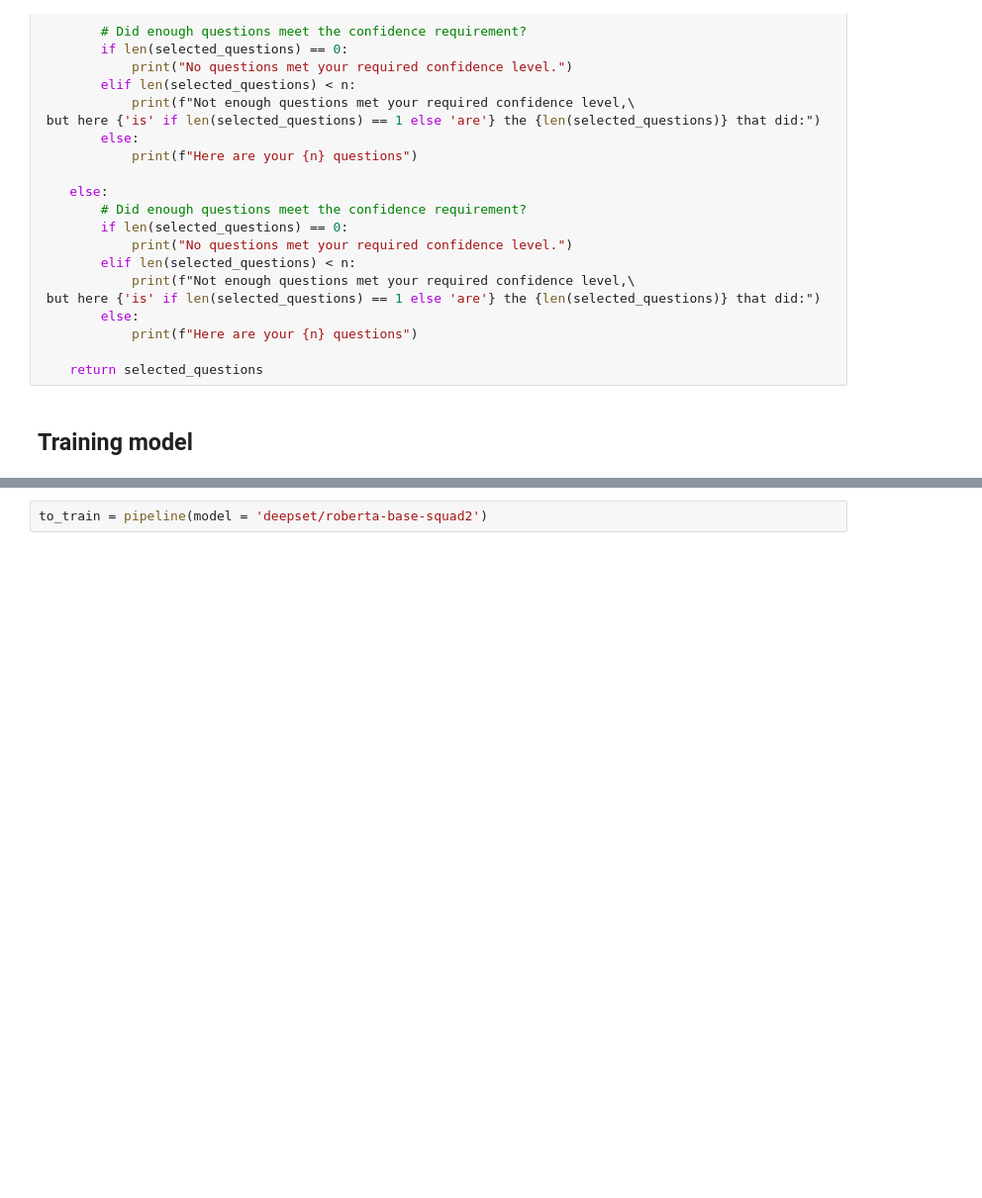
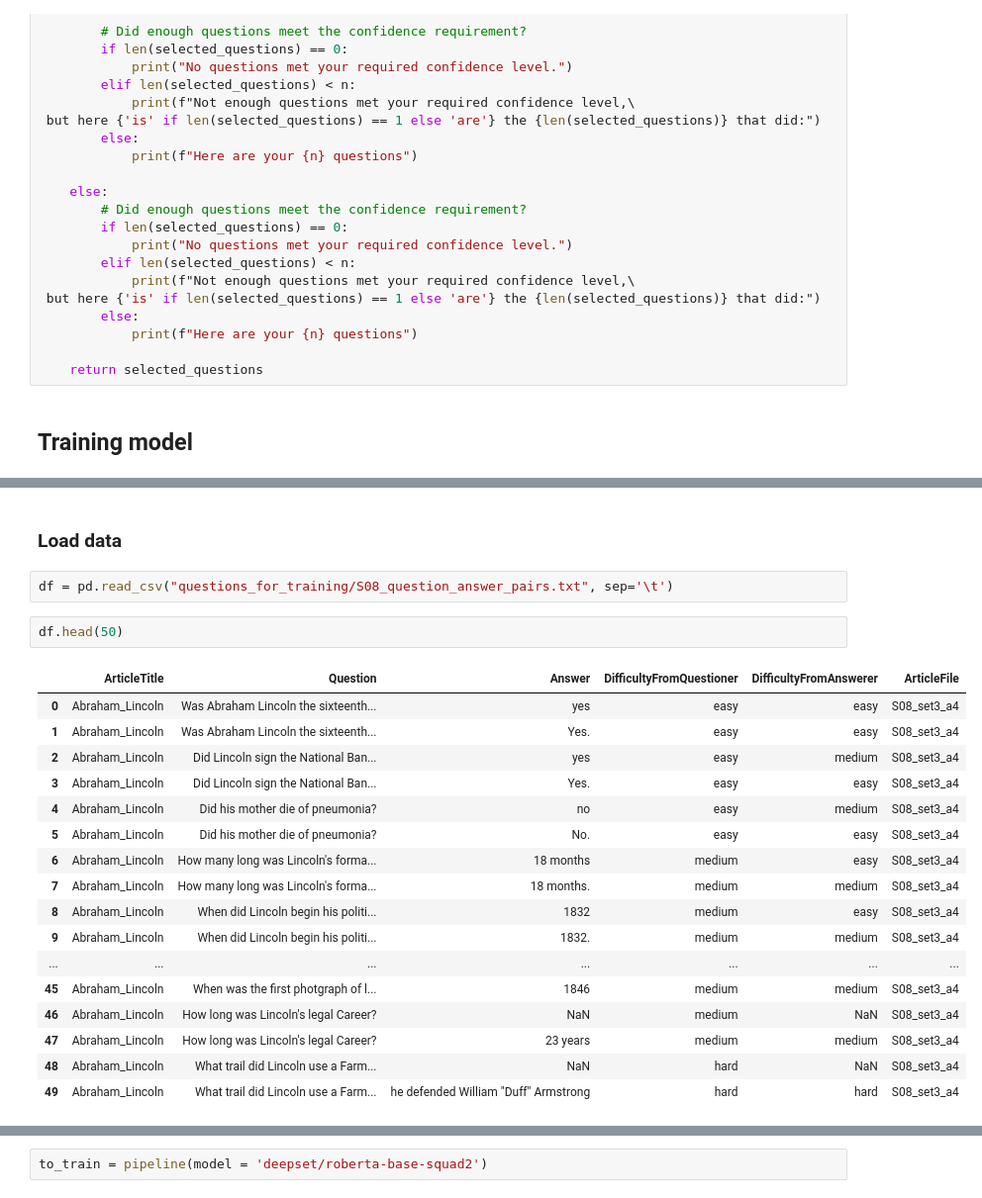
Before and after one commit to sjacob-07/quizachu, a Jupyter notebook: notebooks/GRDWilliams_answer_questions.ipynb, the cells around one changed output, grey strips where cells are left out. Shown: that part at 99% size. Saved outputs shown, nothing was run; the diff lists cells and outputs as text; blank space fills up the shorter version.

Commit message:
Preparing for train

```diff
--- a/notebooks/GRDWilliams_answer_questions.ipynb
+++ b/notebooks/GRDWilliams_answer_questions.ipynb
@@ -113,0 +162,24 @@ def select_top_n_questions(context, questions, c = 0.5, n = 5):
+# %% [markdown]
+### Load data
+# %%
+df = pd.read_csv("questions_for_training/S08_question_answer_pairs.txt", sep='\t')
+# %%
+df.head(50)
+# %% [output]
+|  | ArticleTitle | Question | Answer | DifficultyFromQuestioner | DifficultyFromAnswerer | ArticleFile |
+| 0 | Abraham_Lincoln | Was Abraham Lincoln the sixteenth... | yes | easy | easy | S08_set3_a4 |
+| 1 | Abraham_Lincoln | Was Abraham Lincoln the sixteenth... | Yes. | easy | easy | S08_set3_a4 |
+| 2 | Abraham_Lincoln | Did Lincoln sign the National Ban... | yes | easy | medium | S08_set3_a4 |
+| 3 | Abraham_Lincoln | Did Lincoln sign the National Ban... | Yes. | easy | easy | S08_set3_a4 |
+| 4 | Abraham_Lincoln | Did his mother die of pneumonia? | no | easy | medium | S08_set3_a4 |
+| 5 | Abraham_Lincoln | Did his mother die of pneumonia? | No. | easy | easy | S08_set3_a4 |
+| 6 | Abraham_Lincoln | How many long was Lincoln's forma... | 18 months | medium | easy | S08_set3_a4 |
+| 7 | Abraham_Lincoln | How many long was Lincoln's forma... | 18 months. | medium | medium | S08_set3_a4 |
+| 8 | Abraham_Lincoln | When did Lincoln begin his politi... | 1832 | medium | easy | S08_set3_a4 |
+| 9 | Abraham_Lincoln | When did Lincoln begin his politi... | 1832. | medium | medium | S08_set3_a4 |
+| ... | ... | ... | ... | ... | ... | ... |
+| 45 | Abraham_Lincoln | When was the first photgraph of l... | 1846 | medium | medium | S08_set3_a4 |
+| 46 | Abraham_Lincoln | How long was Lincoln's legal Career? | NaN | medium | NaN | S08_set3_a4 |
+| 47 | Abraham_Lincoln | How long was Lincoln's legal Career? | 23 years | medium | medium | S08_set3_a4 |
+| 48 | Abraham_Lincoln | What trail did Lincoln use a Farm... | NaN | hard | NaN | S08_set3_a4 |
+| 49 | Abraham_Lincoln | What trail did Lincoln use a Farm... | he defended William "Duff" Armstrong | hard | hard | S08_set3_a4 |
```
Also changed, not shown: parts of 14 cells of this notebook.
